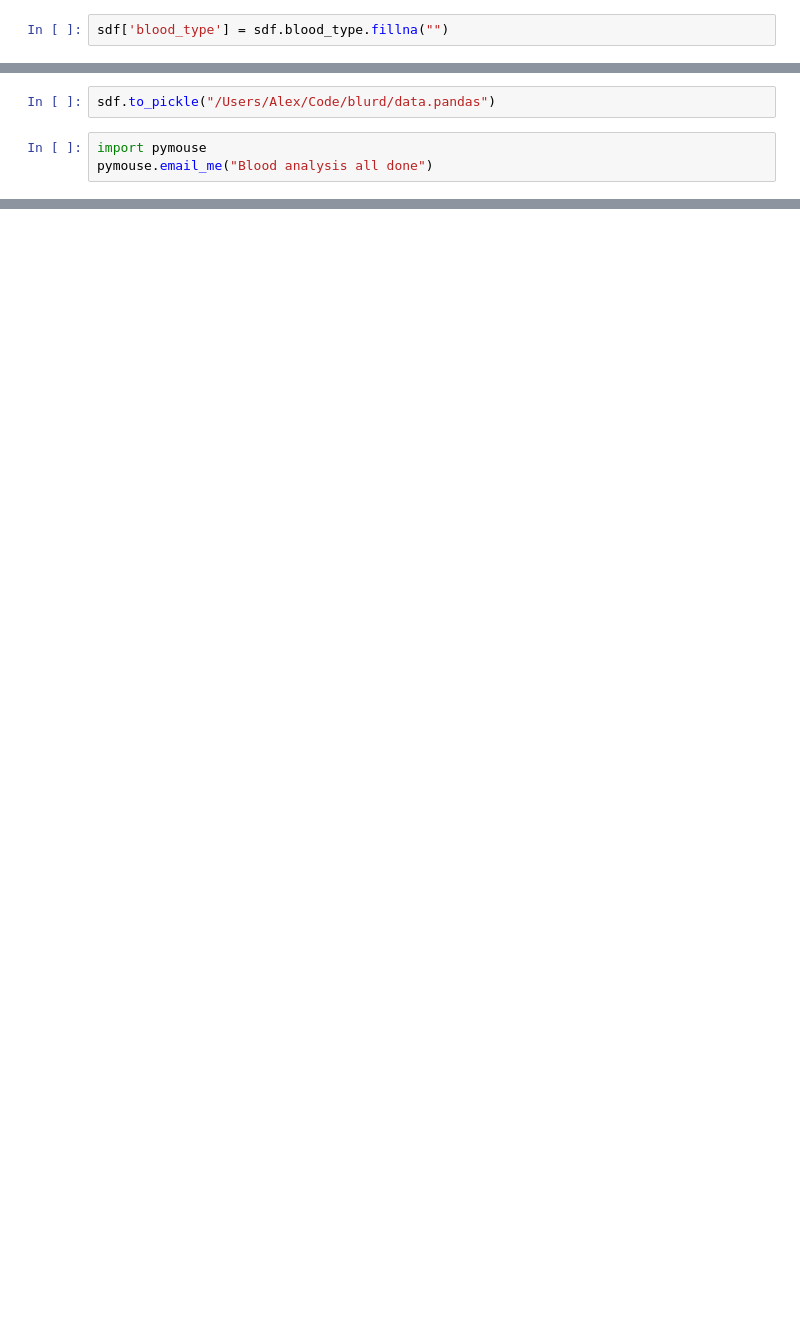
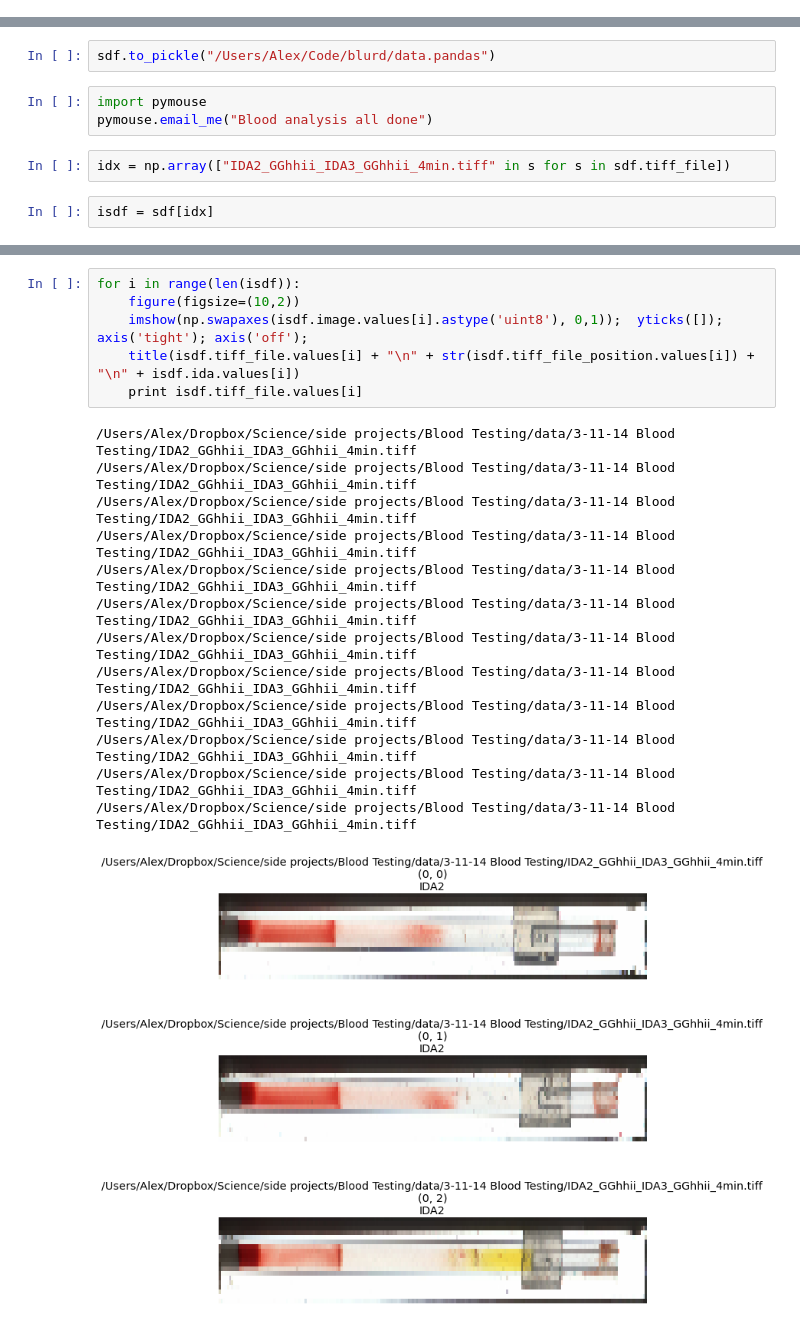
Before and after one commit to alexbw/ida, a Jupyter notebook: Data Extraction Pipeline.ipynb, the cells around one changed output, grey strips where cells are left out. Cells and saved outputs as stored; diff of their text form; blank space fills up the shorter version.

```diff
--- a/Data Extraction Pipeline.ipynb
+++ b/Data Extraction Pipeline.ipynb
@@ -254,5 +309,3 @@ min_length = np.min([i.shape[0] for i in sdf.image.values])
 sdf['image'] = [i[:min_length,:min_width] for i in sdf.image.values]
 min_length = np.min([len(d) for d in sdf.data.values])
 sdf['data'] = [d[:min_length] for d in sdf.data.values]
-# %%
-sdf['blood_type'] = sdf.blood_type.fillna("")
@@ -281,3 +334,7 @@ sdf.to_pickle("/Users/Alex/Code/blurd/data.pandas")
 # %%
 import pymouse
 pymouse.email_me("Blood analysis all done")
+# %%
+idx = np.array(["IDA2_GGhhii_IDA3_GGhhii_4min.tiff" in s for s in sdf.tiff_file])
+# %%
+isdf = sdf[idx]
@@ -283,0 +370,22 @@ pymouse.email_me("Blood analysis all done")
+# %%
+for i in range(len(isdf)):
+    figure(figsize=(10,2))
+    imshow(np.swapaxes(isdf.image.values[i].astype('uint8'), 0,1));  yticks([]); axis('tight'); axis('off');
+    title(isdf.tiff_file.values[i] + "\n" + str(isdf.tiff_file_position.values[i]) + "\n" + isdf.ida.values[i])
+    print isdf.tiff_file.values[i]
+# %% [output]
+/Users/Alex/Dropbox/Science/side projects/Blood Testing/data/3-11-14 Blood Testing/IDA2_GGhhii_IDA3_GGhhii_4min.tiff
+/Users/Alex/Dropbox/Science/side projects/Blood Testing/data/3-11-14 Blood Testing/IDA2_GGhhii_IDA3_GGhhii_4min.tiff
+/Users/Alex/Dropbox/Science/side projects/Blood Testing/data/3-11-14 Blood Testing/IDA2_GGhhii_IDA3_GGhhii_4min.tiff
+/Users/Alex/Dropbox/Science/side projects/Blood Testing/data/3-11-14 Blood Testing/IDA2_GGhhii_IDA3_GGhhii_4min.tiff
+/Users/Alex/Dropbox/Science/side projects/Blood Testing/data/3-11-14 Blood Testing/IDA2_GGhhii_IDA3_GGhhii_4min.tiff
+/Users/Alex/Dropbox/Science/side projects/Blood Testing/data/3-11-14 Blood Testing/IDA2_GGhhii_IDA3_GGhhii_4min.tiff
+/Users/Alex/Dropbox/Science/side projects/Blood Testing/data/3-11-14 Blood Testing/IDA2_GGhhii_IDA3_GGhhii_4min.tiff
+/Users/Alex/Dropbox/Science/side projects/Blood Testing/data/3-11-14 Blood Testing/IDA2_GGhhii_IDA3_GGhhii_4min.tiff
+/Users/Alex/Dropbox/Science/side projects/Blood Testing/data/3-11-14 Blood Testing/IDA2_GGhhii_IDA3_GGhhii_4min.tiff
+/Users/Alex/Dropbox/Science/side projects/Blood Testing/data/3-11-14 Blood Testing/IDA2_GGhhii_IDA3_GGhhii_4min.tiff
+/Users/Alex/Dropbox/Science/side projects/Blood Testing/data/3-11-14 Blood Testing/IDA2_GGhhii_IDA3_GGhhii_4min.tiff
+/Users/Alex/Dropbox/Science/side projects/Blood Testing/data/3-11-14 Blood Testing/IDA2_GGhhii_IDA3_GGhhii_4min.tiff
+[figure, added]
+[figure, added]
+[figure, added]
```
Also changed, not shown: parts of 13 cells of this notebook, 2 other files.
